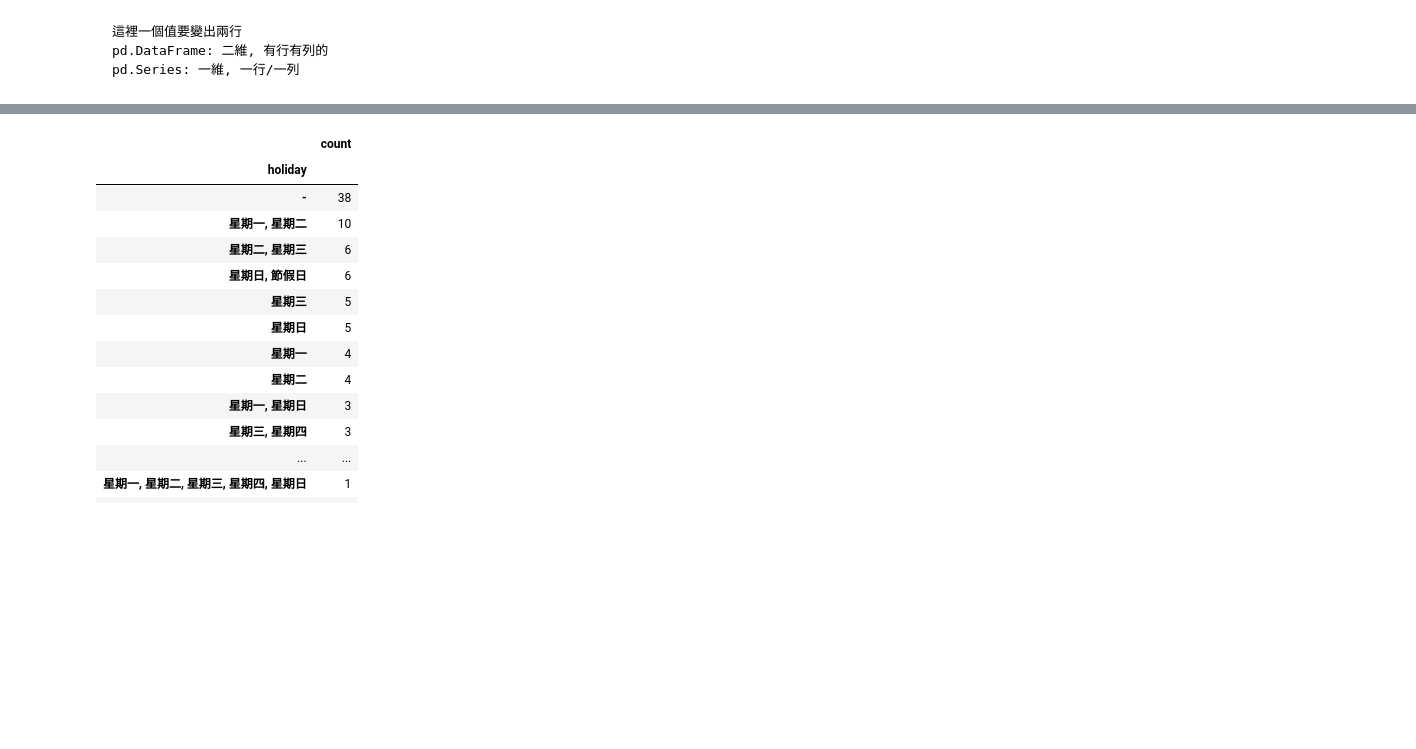
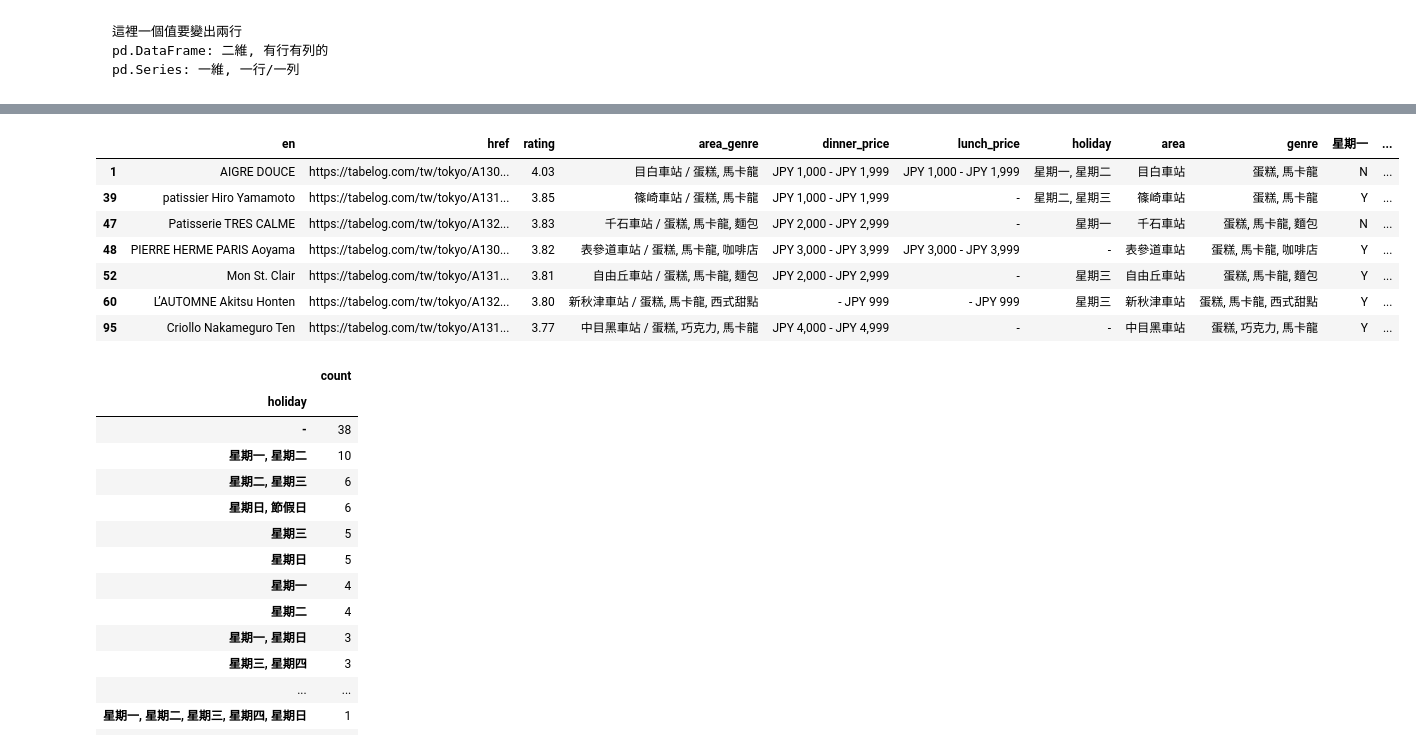
Before and after one commit to alexiswang10/Tibame_online0616, a Jupyter notebook: tibame_20250705.ipynb, the cells around one changed output, grey strips where cells are left out. Cells and saved outputs as stored; diff of their text form; code cells hidden in the pictures; blank space fills up the shorter version.

```diff
--- a/tibame_20250705.ipynb
+++ b/tibame_20250705.ipynb
@@ -125,3 +111,19 @@ df
+# %%
+# 禮拜六或者禮拜日有開 賣馬卡龍的店
+fil1 = (df["星期六"] == "Y") | (df["星期日"] == "Y")
+fil2 = df["genre"].str.contains("馬卡龍")
+fil = fil1 & fil2
+
+df[fil]
+# %% [output]
+|  | en | href | rating | area_genre | dinner_price | lunch_price | holiday | area | genre | 星期一 | ... |
+| 1 | AIGRE DOUCE | https://tabelog.com/tw/tokyo/A130... | 4.03 | 目白車站 / 蛋糕, 馬卡龍 | JPY 1,000 - JPY 1,999 | JPY 1,000 - JPY 1,999 | 星期一, 星期二 | 目白車站 | 蛋糕, 馬卡龍 | N | ... |
+| 39 | patissier Hiro Yamamoto | https://tabelog.com/tw/tokyo/A131... | 3.85 | 篠崎車站 / 蛋糕, 馬卡龍 | JPY 1,000 - JPY 1,999 | - | 星期二, 星期三 | 篠崎車站 | 蛋糕, 馬卡龍 | Y | ... |
+| 47 | Patisserie TRES CALME | https://tabelog.com/tw/tokyo/A132... | 3.83 | 千石車站 / 蛋糕, 馬卡龍, 麵包 | JPY 2,000 - JPY 2,999 | - | 星期一 | 千石車站 | 蛋糕, 馬卡龍, 麵包 | N | ... |
+| 48 | PIERRE HERME PARIS Aoyama | https://tabelog.com/tw/tokyo/A130... | 3.82 | 表參道車站 / 蛋糕, 馬卡龍, 咖啡店 | JPY 3,000 - JPY 3,999 | JPY 3,000 - JPY 3,999 | - | 表參道車站 | 蛋糕, 馬卡龍, 咖啡店 | Y | ... |
+| 52 | Mon St. Clair | https://tabelog.com/tw/tokyo/A131... | 3.81 | 自由丘車站 / 蛋糕, 馬卡龍, 麵包 | JPY 2,000 - JPY 2,999 | - | 星期三 | 自由丘車站 | 蛋糕, 馬卡龍, 麵包 | Y | ... |
+| 60 | L’AUTOMNE Akitsu Honten | https://tabelog.com/tw/tokyo/A132... | 3.80 | 新秋津車站 / 蛋糕, 馬卡龍, 西式甜點 | - JPY 999 | - JPY 999 | 星期三 | 新秋津車站 | 蛋糕, 馬卡龍, 西式甜點 | Y | ... |
+| 95 | Criollo Nakameguro Ten | https://tabelog.com/tw/tokyo/A131... | 3.77 | 中目黑車站 / 蛋糕, 巧克力, 馬卡龍 | JPY 4,000 - JPY 4,999 | - | - | 中目黑車站 | 蛋糕, 巧克力, 馬卡龍 | Y | ... |
 # %%
 df["holiday"].value_counts()
 # %% [output]
```
Also changed, not shown: parts of 1 cell of this notebook.
